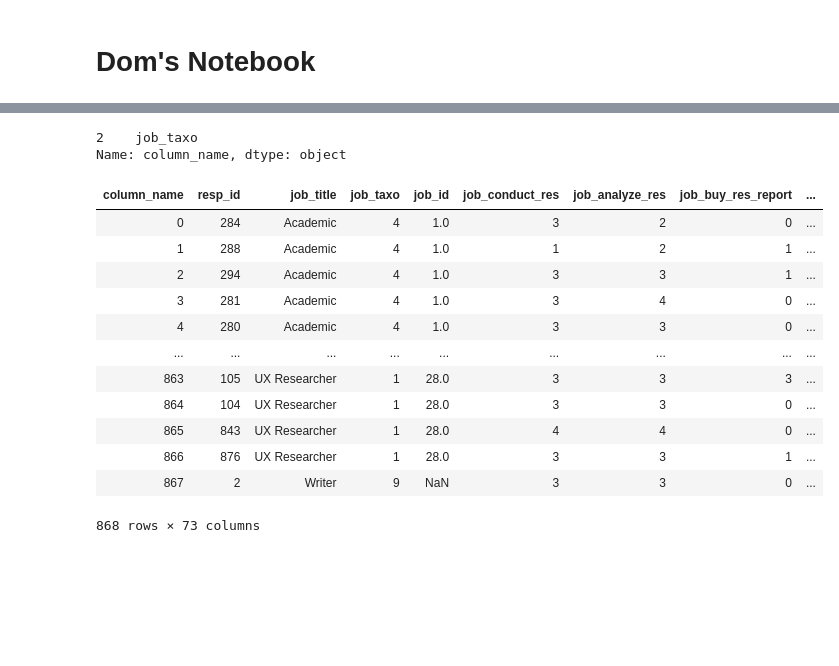
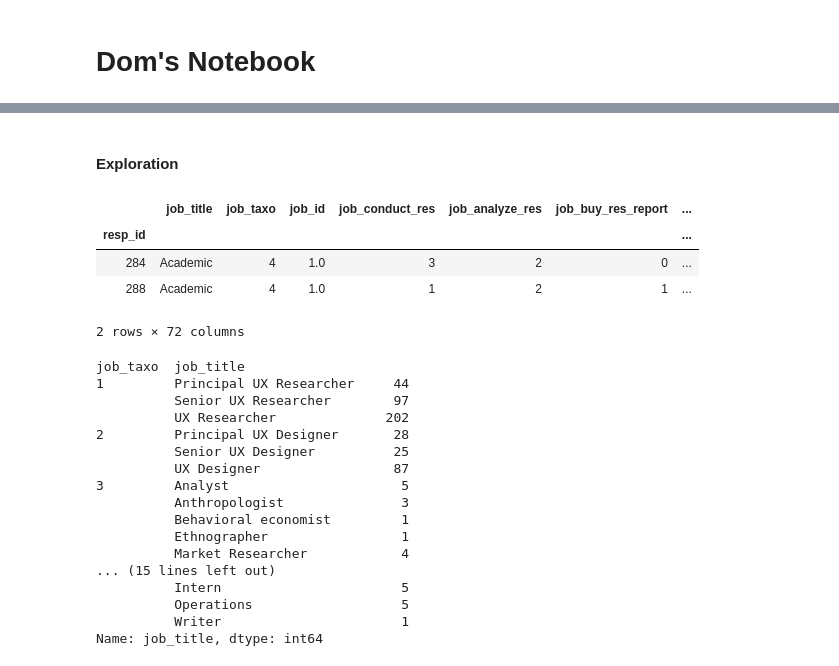
Before and after one commit to PersonaPredicta/Survey_Says..., a Jupyter notebook: dom/dom_nb.ipynb, the cells around one changed output, grey strips where cells are left out. Saved outputs shown, nothing was run; the diff lists cells and outputs as text; code cells hidden in the pictures; blank space fills up the shorter version.

Commit message:
exploration of groups

```diff
--- a/dom/dom_nb.ipynb
+++ b/dom/dom_nb.ipynb
@@ -227,3 +61,0 @@ data_dictionary
-# %%
-df.columns = data_dictionary.column_name.tolist() + ['persona']
-df
@@ -244,6 +61,0 @@ df
-# %%
-for i in range(len(df.columns)):
-    if df.columns[i] in data_dictionary.qid.to_list():
-        print(df.columns[i])
-        print(data_dictionary[df.columns[i] == data_dictionary.qid].column_name)
-        df.rename(columns = {df.columns[i]: data_dictionary[df.columns[i] == data_dictionary.qid].column_name}, inplace=True)
@@ -258,5 +61,0 @@ TypeError: 'Series' objects are mutable, thus they cannot be hashed
-# %%
-data_dictionary[df.columns[2] == data_dictionary.qid].column_name
-# %% [output]
-2    job_taxo
-Name: column_name, dtype: object
@@ -263,16 +64,30 @@ Name: column_name, dtype: object
+# %% [markdown]
+#### Exploration
 # %%
-df
+df.head(2)
 # %% [output]
-| column_name | resp_id | job_title | job_taxo | job_id | job_conduct_res | job_analyze_res | job_buy_res_report | ... |
-| 0 | 284 | Academic | 4 | 1.0 | 3 | 2 | 0 | ... |
-| 1 | 288 | Academic | 4 | 1.0 | 1 | 2 | 1 | ... |
-| 2 | 294 | Academic | 4 | 1.0 | 3 | 3 | 1 | ... |
-| 3 | 281 | Academic | 4 | 1.0 | 3 | 4 | 0 | ... |
-| 4 | 280 | Academic | 4 | 1.0 | 3 | 3 | 0 | ... |
-| ... | ... | ... | ... | ... | ... | ... | ... | ... |
-| 863 | 105 | UX Researcher | 1 | 28.0 | 3 | 3 | 3 | ... |
-| 864 | 104 | UX Researcher | 1 | 28.0 | 3 | 3 | 0 | ... |
-| 865 | 843 | UX Researcher | 1 | 28.0 | 4 | 4 | 0 | ... |
-| 866 | 876 | UX Researcher | 1 | 28.0 | 3 | 3 | 1 | ... |
-| 867 | 2 | Writer | 9 | NaN | 3 | 3 | 0 | ... |
+|  | job_title | job_taxo | job_id | job_conduct_res | job_analyze_res | job_buy_res_report | ... |
+| resp_id |  |  |  |  |  |  | ... |
+| 284 | Academic | 4 | 1.0 | 3 | 2 | 0 | ... |
+| 288 | Academic | 4 | 1.0 | 1 | 2 | 1 | ... |
-868 rows × 73 columns
+2 rows × 72 columns
+# %%
+data.groupby(['job_taxo', 'job_title']).job_title.count()
+# %% [output]
+job_taxo  job_title
+1         Principal UX Researcher     44
+          Senior UX Researcher        97
+          UX Researcher              202
+2         Principal UX Designer       28
+          Senior UX Designer          25
+          UX Designer                 87
+3         Analyst                      5
+          Anthropologist               3
+          Behavioral economist         1
+          Ethnographer                 1
+          Market Researcher            4
+... (15 lines left out)
+          Intern                       5
+          Operations                   5
+          Writer                       1
+Name: job_title, dtype: int64
```
Also changed, not shown: parts of 27 cells of this notebook.
